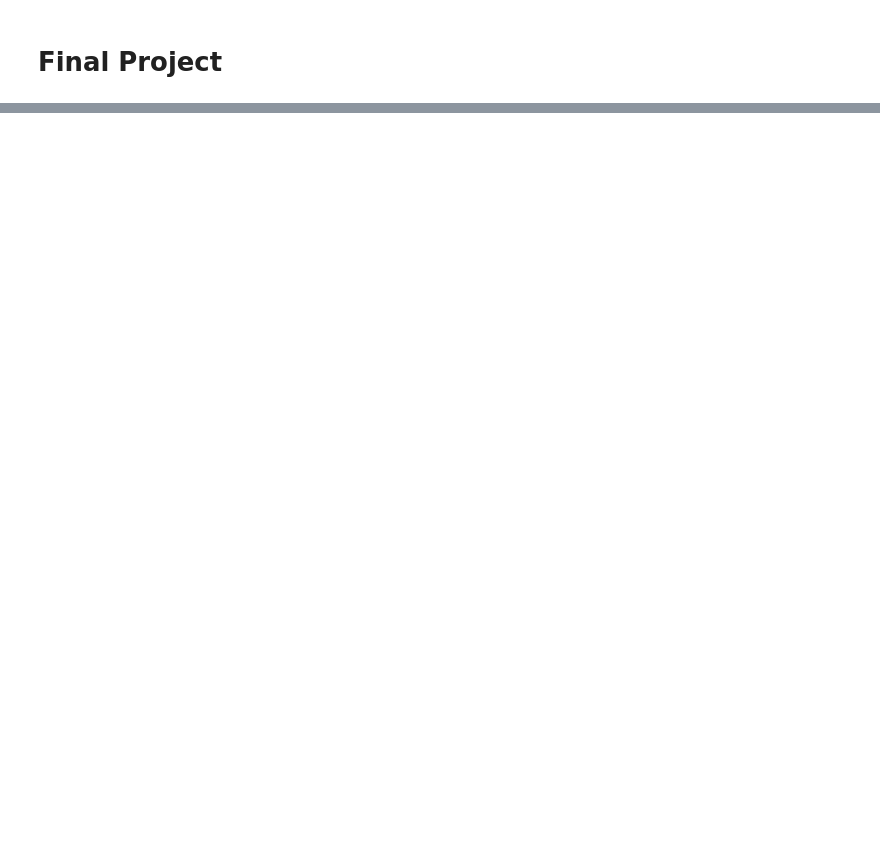
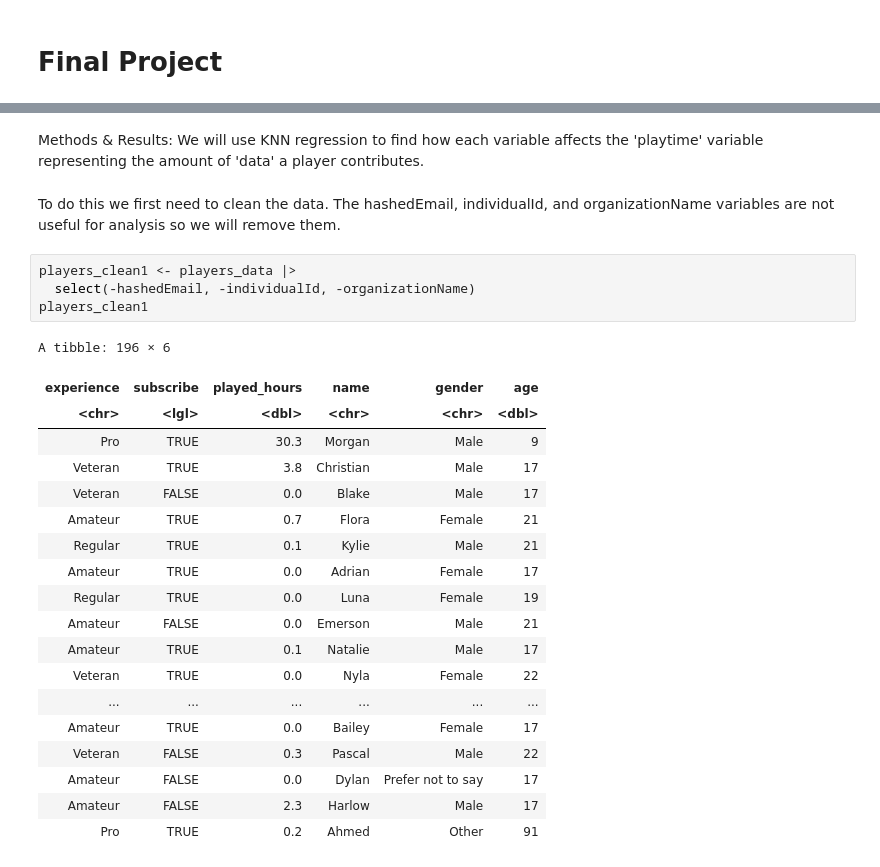
Before and after one commit to EvanSchmit/dsci-100-final-project, a Jupyter notebook: final-project.ipynb, the cells around one changed output, grey strips where cells are left out. Drawn from its saved outputs; the diff is of its cells as text; blank space fills up the shorter version.

Commit message:
cleaned data
players dataset is ready to be used for analysis

```diff
--- a/final-project.ipynb
+++ b/final-project.ipynb
@@ -68,3 +78,33 @@ A spec_tbl_df: 196 × 9
 | Amateur | FALSE | d572f391d452b76ea2d7e5e53a3d38bfd... | 0.0 | Dylan | Prefer not to say | 17 | NA | NA |
 | Amateur | FALSE | f19e136ddde68f365afc860c725ccff54... | 2.3 | Harlow | Male | 17 | NA | NA |
 | Pro | TRUE | d9473710057f7d42f36570f0be83817a4... | 0.2 | Ahmed | Other | 91 | NA | NA |
+# %% [markdown]
+Methods & Results:
+    We will use KNN regression to find how each variable affects the 'playtime' variable representing the amount of 'data' a player contributes.
+# %% [markdown]
+To do this we first need to clean the data.
+    The hashedEmail, individualId, and organizationName variables are not useful for analysis so we will remove them.
+# %%
+players_clean1 <- players_data |>
+  select(-hashedEmail, -individualId, -organizationName)
+players_clean1
+# %% [output]
+A tibble: 196 × 6
+| experience | subscribe | played_hours | name | gender | age |
+| <chr> | <lgl> | <dbl> | <chr> | <chr> | <dbl> |
+| Pro | TRUE | 30.3 | Morgan | Male | 9 |
+| Veteran | TRUE | 3.8 | Christian | Male | 17 |
+| Veteran | FALSE | 0.0 | Blake | Male | 17 |
+| Amateur | TRUE | 0.7 | Flora | Female | 21 |
+| Regular | TRUE | 0.1 | Kylie | Male | 21 |
+| Amateur | TRUE | 0.0 | Adrian | Female | 17 |
+| Regular | TRUE | 0.0 | Luna | Female | 19 |
+| Amateur | FALSE | 0.0 | Emerson | Male | 21 |
+| Amateur | TRUE | 0.1 | Natalie | Male | 17 |
+| Veteran | TRUE | 0.0 | Nyla | Female | 22 |
+| ... | ... | ... | ... | ... | ... |
+| Amateur | TRUE | 0.0 | Bailey | Female | 17 |
+| Veteran | FALSE | 0.3 | Pascal | Male | 22 |
+| Amateur | FALSE | 0.0 | Dylan | Prefer not to say | 17 |
+| Amateur | FALSE | 2.3 | Harlow | Male | 17 |
+| Pro | TRUE | 0.2 | Ahmed | Other | 91 |
```
Also changed, not shown: parts of 6 cells of this notebook.
